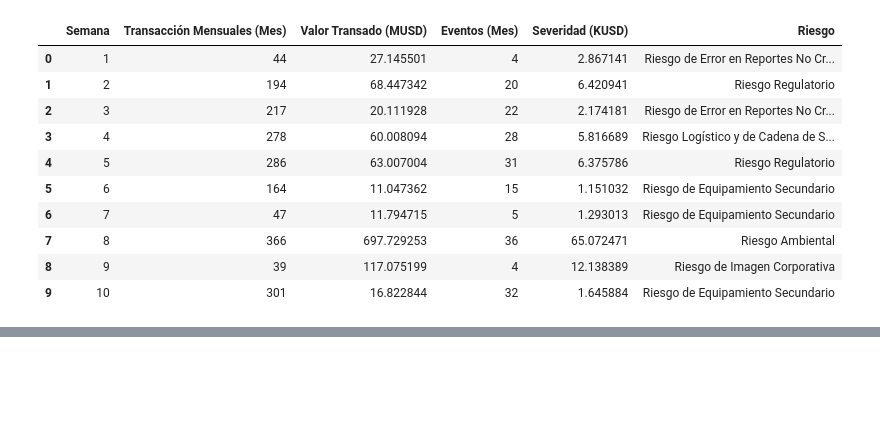
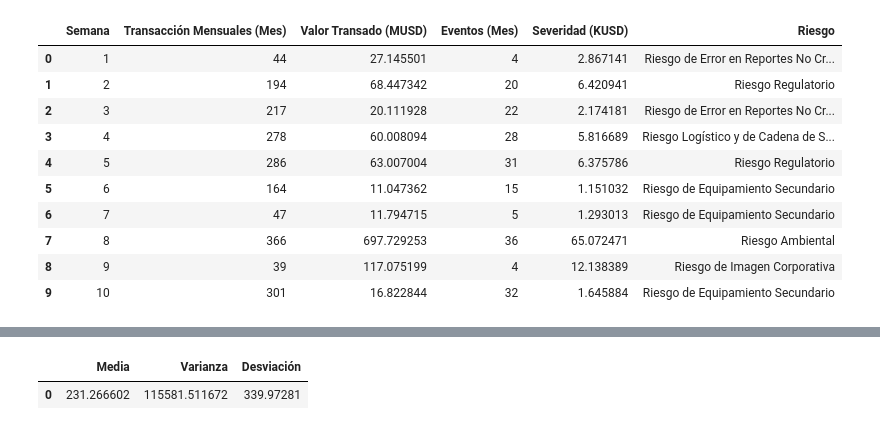
Before and after one commit to JGuerrero08/Integraci-n-de-Datos-y-Prospectiva, a Jupyter notebook: Caracterización_VA.ipynb, the cells around one changed output, grey strips where cells are left out. Saved outputs shown, nothing was run; the diff lists cells and outputs as text; code cells hidden in the pictures; blank space fills up the shorter version.

```diff
--- a/Caracterización_VA.ipynb
+++ b/Caracterización_VA.ipynb
@@ -49,0 +158,11 @@ plt.show()
+# %%
+#La media
+u=np.mean(LDA)
+var=np.var(LDA)
+sigma=np.std(LDA)
+Tabla2 =np.column_stack((u,var,sigma))
+df2=pd.DataFrame(Tabla2,columns=['Media','Varianza','Desviación'])
+df2
+# %% [output]
+|  | Media | Varianza | Desviación |
+| 0 | 231.266602 | 115581.511672 | 339.97281 |
```
Also changed, not shown: parts of 13 cells of this notebook.
